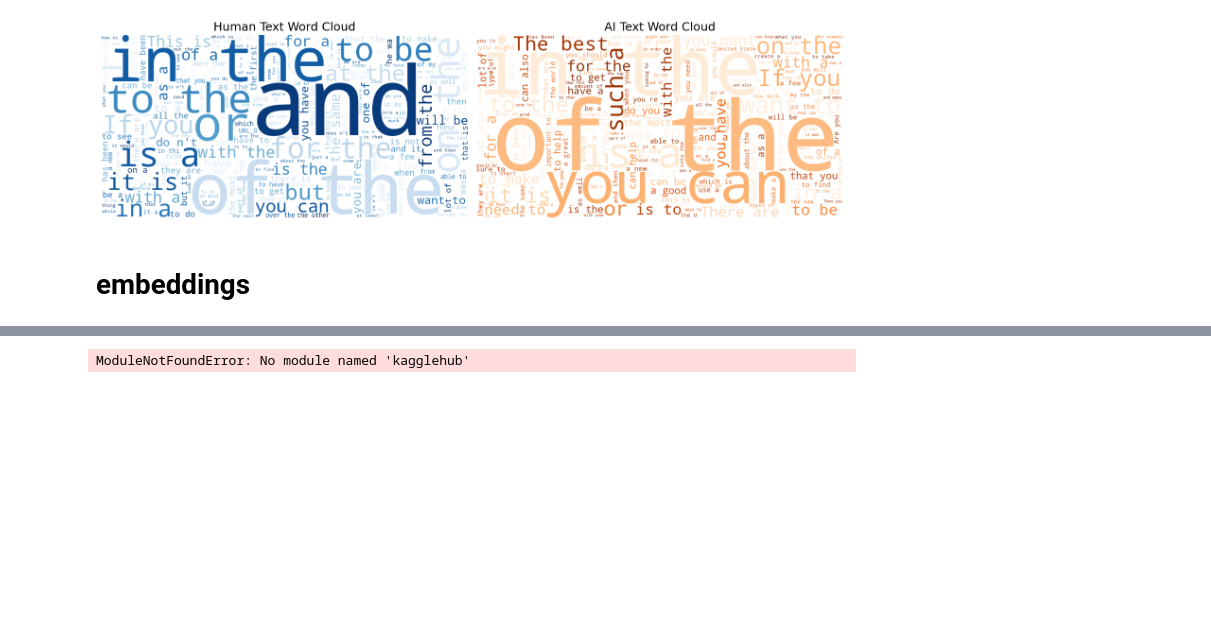
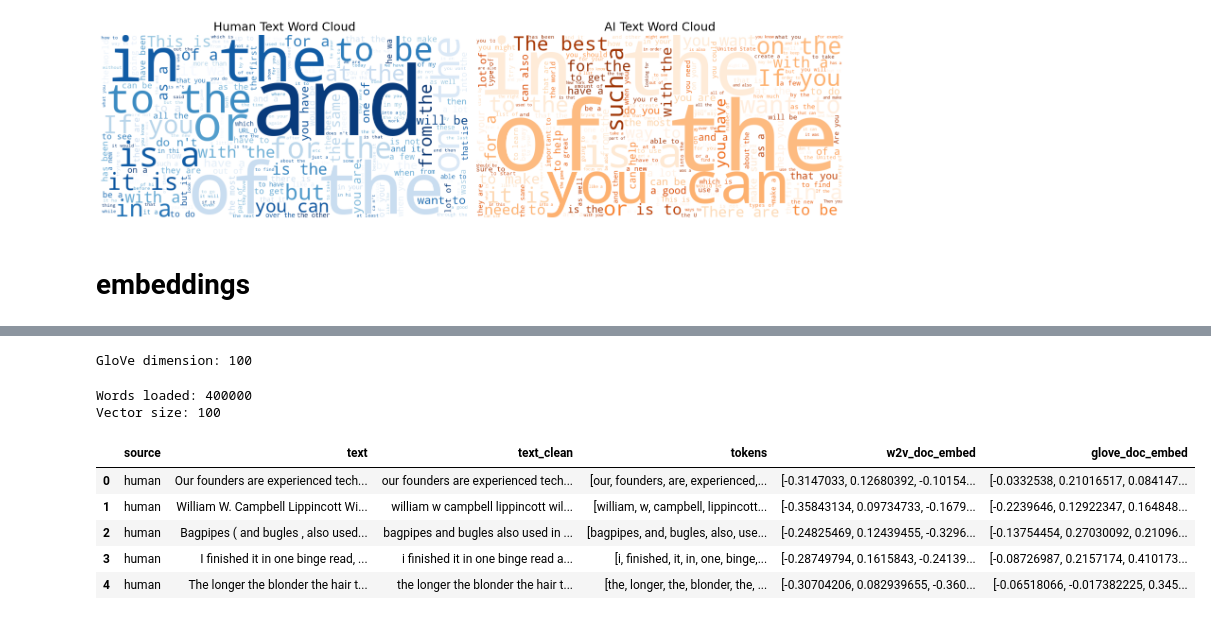
Before and after one commit to BenGaistAI/ai_detection, a Jupyter notebook: main_notebook.ipynb, the cells around one changed output, grey strips where cells are left out. Saved outputs shown, nothing was run; the diff lists cells and outputs as text; code cells hidden in the pictures; blank space fills up the shorter version.

Commit message:
fixed w2v and glove

```diff
--- a/main_notebook.ipynb
+++ b/main_notebook.ipynb
@@ -809,12 +823,9 @@ df_small['w2v_doc_embed'] = df_small['tokens'].apply(doc_vector_avg).tolist()
 # %%
-import kagglehub
-
-# Download latest version
-path = kagglehub.dataset_download("danielwillgeorge/glove6b100dtxt")
-
-print("Path to dataset files:", path)
+glove_path = r"C:\Users\Magsihim_AI\Downloads\glove.6B\glove.6B.100d.txt"
+glove_dim = len(next(iter(glove_emb.values())))
+print("GloVe dimension:", glove_dim)
 # %% [output]
-ModuleNotFoundError: No module named 'kagglehub'
+GloVe dimension: 100
 # %%
 #glove
 
@@ -822,15 +833,18 @@ def load_glove(glove_path):
     embeddings = {}
     with open(glove_path, 'r', encoding='utf8') as f:
         for line in f:
-            parts = line.rstrip().split(' ')
+            parts = line.strip().split()
             word = parts[0]
             vec = np.asarray(parts[1:], dtype='float32')
             embeddings[word] = vec
     return embeddings
 
-glove_path = 'glove.6B.100d.txt'  # whichever file you downloaded
 glove_emb = load_glove(glove_path)
-glove_dim = len(next(iter(glove_emb.values())))
+print("Words loaded:", len(glove_emb))
+print("Vector size:", len(next(iter(glove_emb.values()))))
+# %% [output]
+Words loaded: 400000
+Vector size: 100
 # %%
 #glove
 
@@ -840,3 +854,12 @@ def glove_doc_avg(tokens):
     return np.mean(vecs, axis=0)
 
 df_small['glove_doc_embed'] = df_small['tokens'].apply(glove_doc_avg).tolist()
+# %%
+df_small.head()
+# %% [output]
+|  | source | text | text_clean | tokens | w2v_doc_embed | glove_doc_embed |
+| 0 | human | Our founders are experienced tech... | our founders are experienced tech... | [our, founders, are, experienced,... | [-0.3147033, 0.12680392, -0.10154... | [-0.0332538, 0.21016517, 0.084147... |
+| 1 | human | William W. Campbell Lippincott Wi... | william w campbell lippincott wil... | [william, w, campbell, lippincott... | [-0.35843134, 0.09734733, -0.1679... | [-0.2239646, 0.12922347, 0.164848... |
+| 2 | human | Bagpipes ( and bugles , also used... | bagpipes and bugles also used in ... | [bagpipes, and, bugles, also, use... | [-0.24825469, 0.12439455, -0.3296... | [-0.13754454, 0.27030092, 0.21096... |
+| 3 | human | I finished it in one binge read, ... | i finished it in one binge read a... | [i, finished, it, in, one, binge,... | [-0.28749794, 0.1615843, -0.24139... | [-0.08726987, 0.2157174, 0.410173... |
+| 4 | human | The longer the blonder the hair t... | the longer the blonder the hair t... | [the, longer, the, blonder, the, ... | [-0.30704206, 0.082939655, -0.360... | [-0.06518066, -0.017382225, 0.345... |
```
Also changed, not shown: parts of 5 cells of this notebook, 2 other files.
